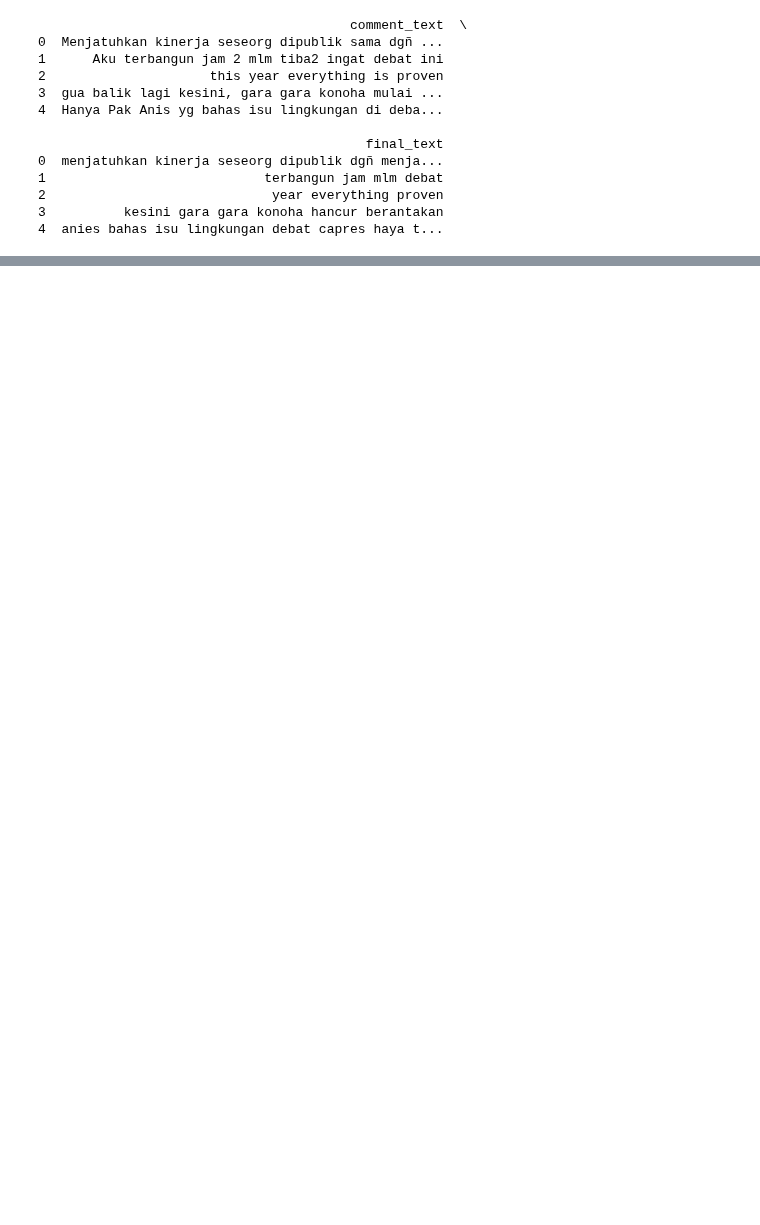
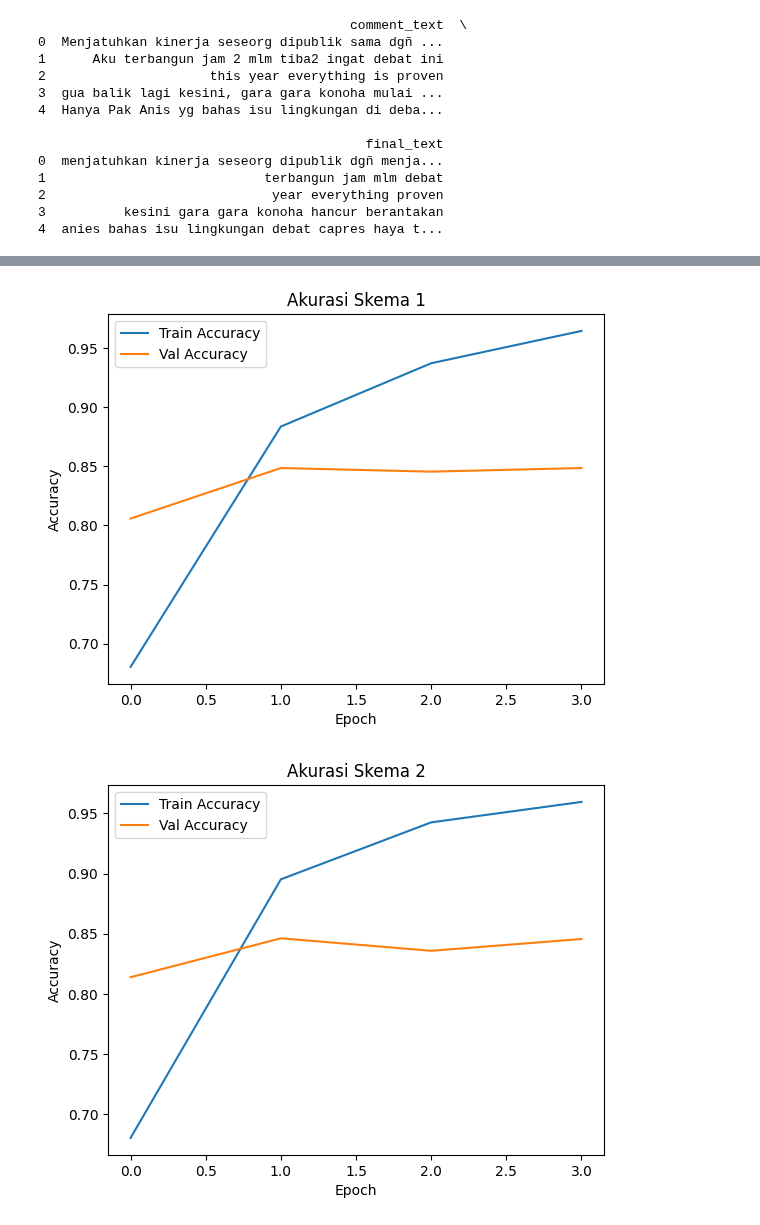
Before and after one commit to rfaoktvian/AnalisisSentimenDebatCapres2024, a Jupyter notebook: Analisis_sentimen_debat_capres2024.ipynb, the cells around one changed output, grey strips where cells are left out. Cells and saved outputs as stored; diff of their text form; code cells hidden in the pictures; blank space fills up the shorter version.

Commit message:
Training & Evaluate Model

```diff
--- a/Analisis_sentimen_debat_capres2024.ipynb
+++ b/Analisis_sentimen_debat_capres2024.ipynb
@@ -234,0 +399,4 @@ print(df[['comment_text', 'final_text']].head())
+# %%
+# 3. Padding (Menyamakan panjang kalimat)
+max_len = 100
+X_pad = pad_sequences(X_seq, maxlen=max_len)
@@ -234,0 +418,8 @@ print(df[['comment_text', 'final_text']].head())
+# %%
+from tensorflow.keras.callbacks import EarlyStopping
+
+early_stop = EarlyStopping(
+    monitor='val_loss',
+    patience=2,
+    restore_best_weights=True
+)
@@ -234,0 +483,19 @@ print(df[['comment_text', 'final_text']].head())
+# %%
+model3 = Sequential([
+    Embedding(max_words, 256, input_length=max_len), # Ukuran embedding lebih besar
+    Bidirectional(LSTM(128)),
+    Dense(64, activation='relu'), # Lapisan tambahan untuk ekstraksi fitur
+    Dropout(0.3),
+    Dense(3, activation='softmax')
+])
+
+model3.compile(optimizer='adam', loss='sparse_categorical_crossentropy', metrics=['accuracy'])
+print("Memulai Training Skema 3...")
+history3 = model3.fit(
+    X_train, y_train,
+    epochs=10,
+    batch_size=32,
+    validation_data=(X_val, y_val),
+    callbacks=[early_stop],
+    verbose=1
+)
@@ -234,0 +528,17 @@ print(df[['comment_text', 'final_text']].head())
+# %%
+def plot_history(history, title):
+    plt.plot(history.history['accuracy'], label='Train Accuracy')
+    plt.plot(history.history['val_accuracy'], label='Val Accuracy')
+    plt.title(title)
+    plt.ylabel('Accuracy')
+    plt.xlabel('Epoch')
+    plt.legend()
+    plt.show()
+
+# Tampilkan grafik untuk tiap skema
+plot_history(history1, "Akurasi Skema 1")
+plot_history(history2, "Akurasi Skema 2")
+plot_history(history3, "Akurasi Skema 3")
+# %% [output]
+[figure, added]
+[figure, added]
```
Also changed, not shown: parts of 19 cells of this notebook.
